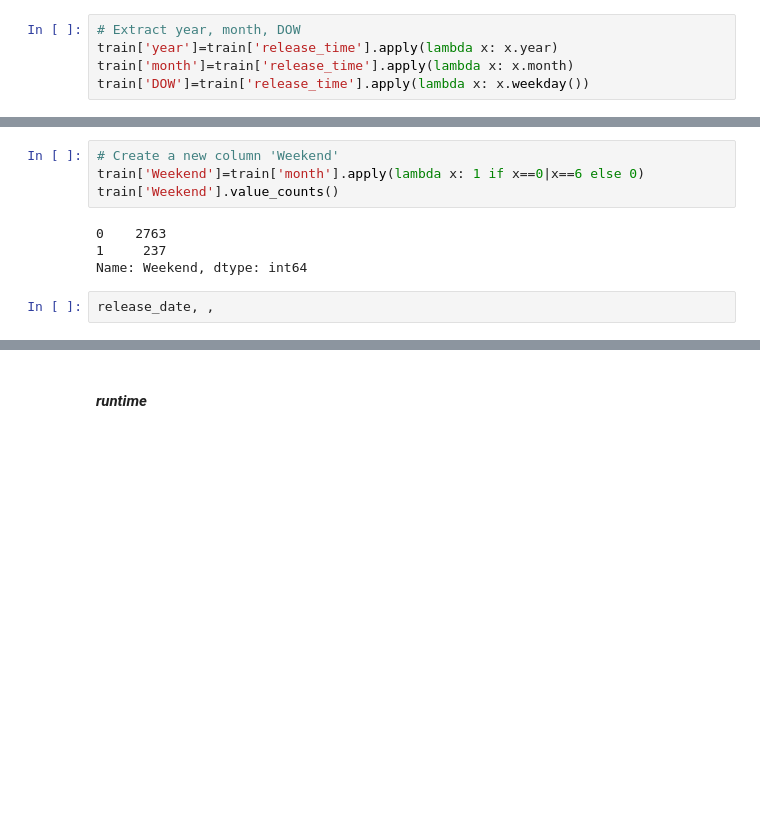
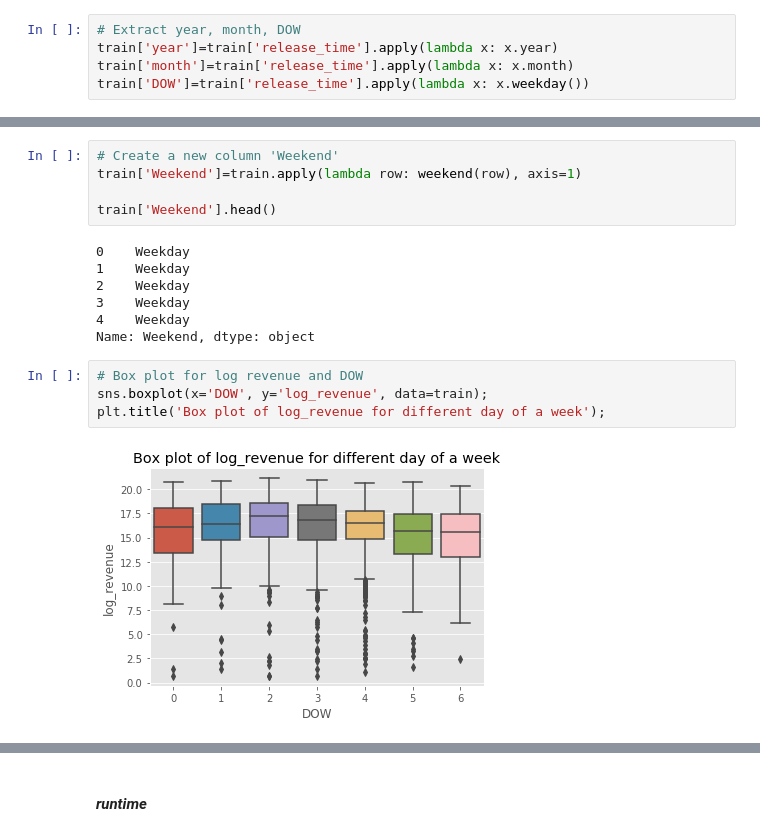
Before and after one commit to zzzzzzhy0607/TMDB-Box-Office-Prediction, a Jupyter notebook: EDA--Part2.ipynb, the cells around one changed output, grey strips where cells are left out. Cells and saved outputs as stored; diff of their text form; blank space fills up the shorter version.

```diff
--- a/EDA--Part2.ipynb
+++ b/EDA--Part2.ipynb
@@ -359,10 +395,18 @@ ValueError: The truth value of a Series is ambiguous. Use a.empty, a.bool(), a.i
 # %%
 # Create a new column 'Weekend'
-train['Weekend']=train['month'].apply(lambda x: 1 if x==0|x==6 else 0)
-train['Weekend'].value_counts()
+train['Weekend']=train.apply(lambda row: weekend(row), axis=1)
+
+train['Weekend'].head()
 # %% [output]
-0    2763
-1     237
-Name: Weekend, dtype: int64
+0    Weekday
+1    Weekday
+2    Weekday
+3    Weekday
+4    Weekday
+Name: Weekend, dtype: object
-# %%
-release_date, ,
+# %%
+# Box plot for log revenue and DOW
+sns.boxplot(x='DOW', y='log_revenue', data=train);
+plt.title('Box plot of log_revenue for different day of a week');
+# %% [output]
+[figure, added]
```
Also changed, not shown: parts of 21 cells of this notebook.
